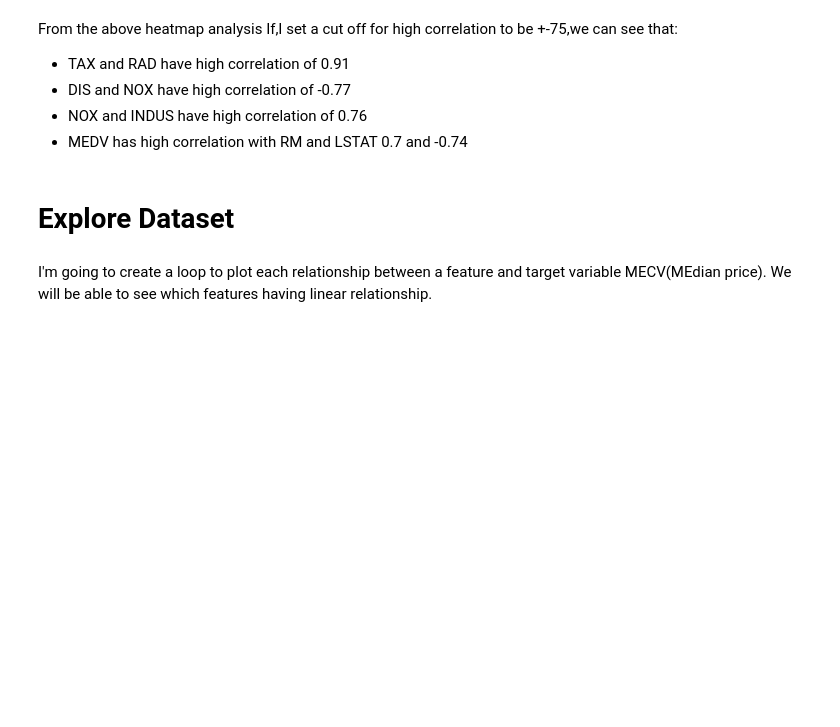
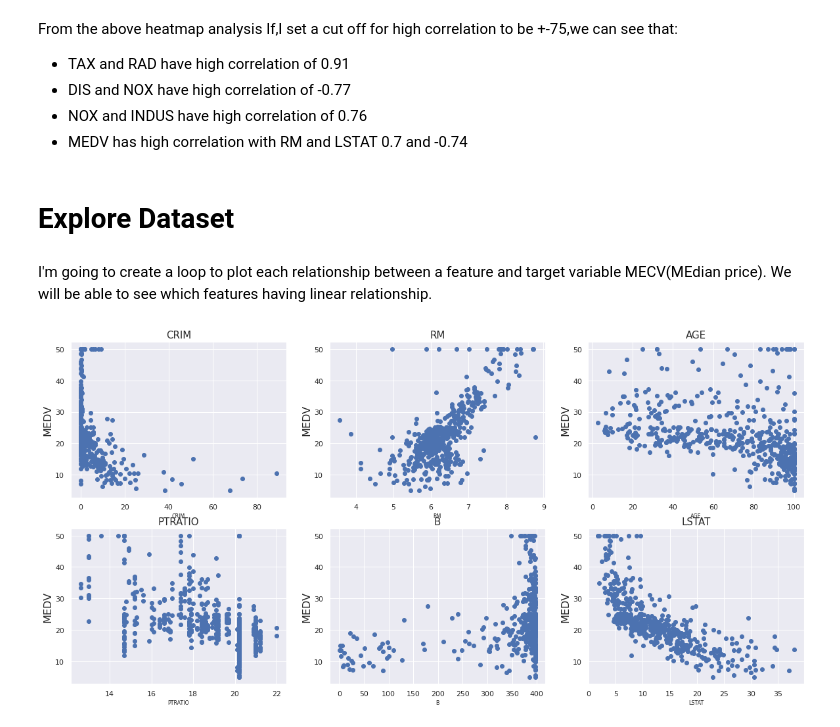
Before and after one commit to pdpranavkumar/Data-Science-Portfolio, a Jupyter notebook: Boston_Housing_Dataset_Linear_Regression.ipynb, the cells around one changed output. Cells and saved outputs as stored; diff of their text form; code cells hidden in the pictures; blank space fills up the shorter version.

```diff
--- a/Boston_Housing_Dataset_Linear_Regression.ipynb
+++ b/Boston_Housing_Dataset_Linear_Regression.ipynb
@@ -172,6 +173,14 @@ I'm going to create a loop to plot each relationship between a feature and targe
 # %%
 #create multiple plots
 features = df.drop('MEDV', 1).columns
 target = df['MEDV']
 plt.figure(figsize=(20,20))
-for index,feature_name in enumerate(feature):
+for index,feature_name in enumerate(features):
+  #4 rows of plots,13/3 == 4 plots per row, index+1 where the plot begins
+  plt.subplot(4,len(features)/2,index+1)
+  plt.scatter(df[feature_name],target)
+  plt.title(feature_name, fontsize=15)
+  plt.xlabel(feature_name, fontsize=8)
+  plt.ylabel('MEDV', fontsize=16)
+# %% [output]
+[figure, added]
```
Also changed, not shown: parts of 1 cell of this notebook.
